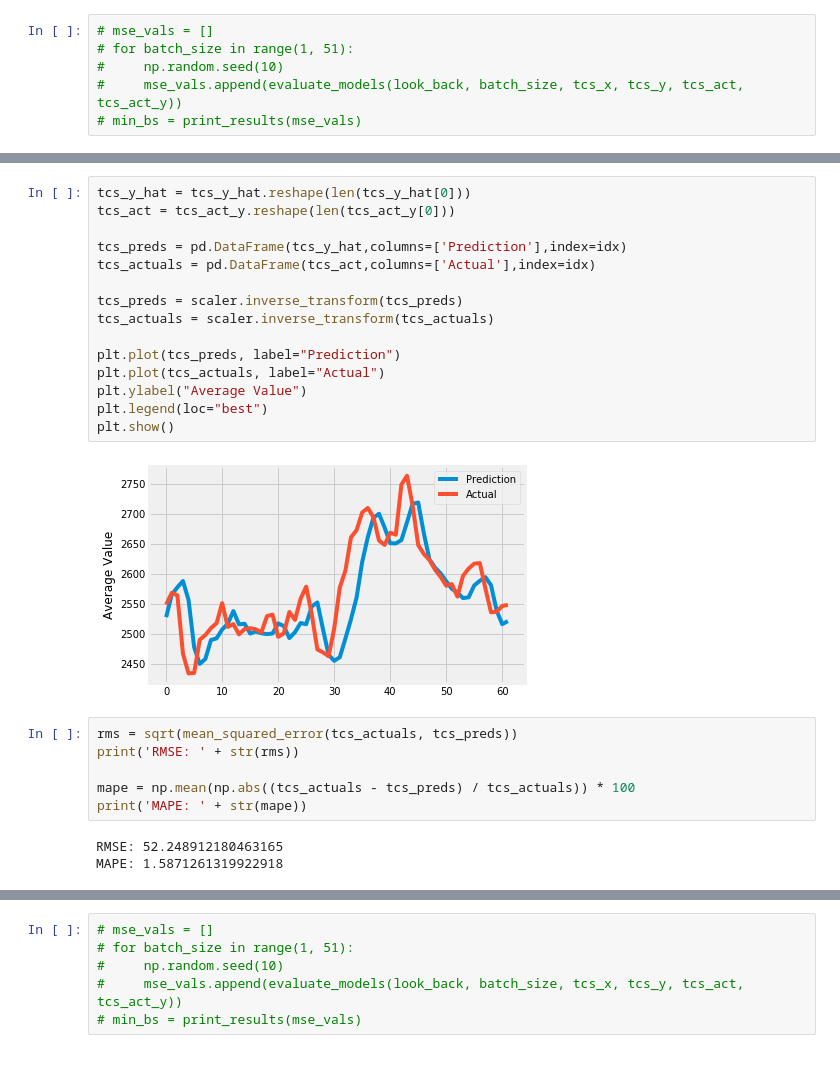
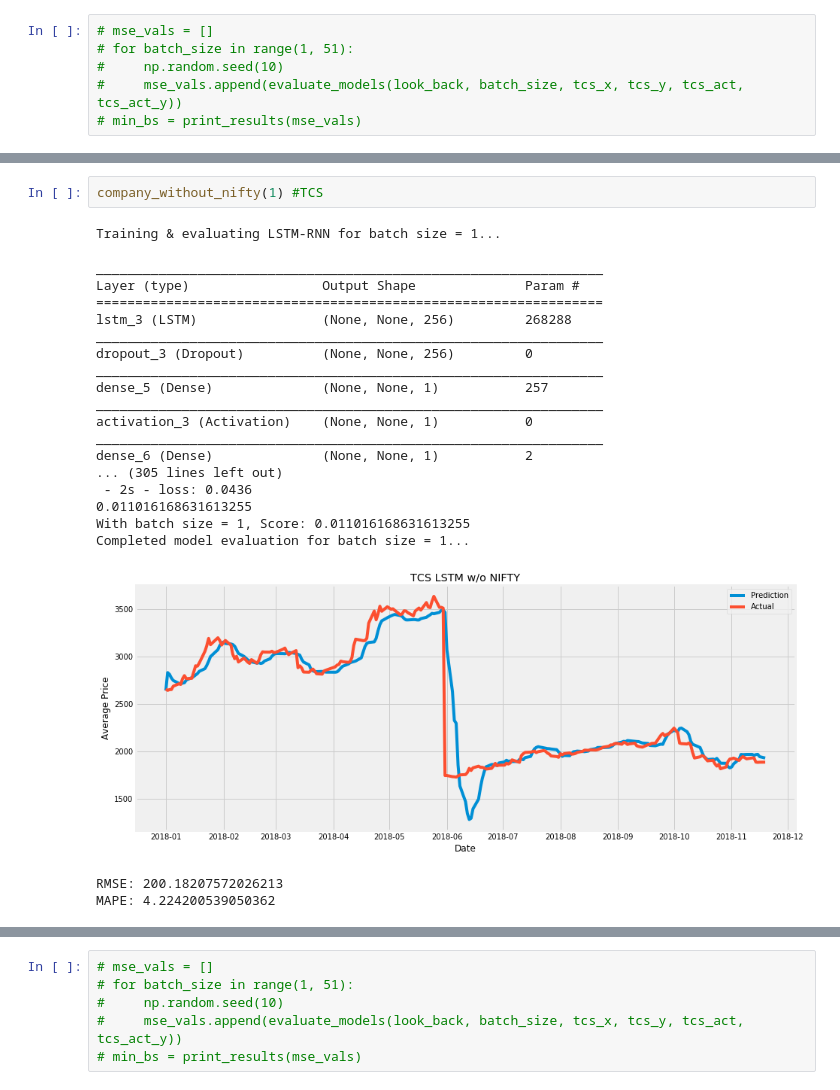
Before and after one commit to ReetBarik/Machine-Learning-Project, a Jupyter notebook: ipython notebooks/Mutivariate-LSTM.ipynb, the cells around one changed output, grey strips where cells are left out. Saved outputs shown, nothing was run; the diff lists cells and outputs as text; blank space fills up the shorter version.

```diff
--- a/ipython notebooks/Mutivariate-LSTM.ipynb
+++ b/ipython notebooks/Mutivariate-LSTM.ipynb
@@ -248,26 +282,24 @@ Completed model evaluation for batch size = 35...
-# %%
-tcs_y_hat = tcs_y_hat.reshape(len(tcs_y_hat[0]))
-tcs_act = tcs_act_y.reshape(len(tcs_act_y[0]))
-
-tcs_preds = pd.DataFrame(tcs_y_hat,columns=['Prediction'],index=idx)
-tcs_actuals = pd.DataFrame(tcs_act,columns=['Actual'],index=idx)
-
-tcs_preds = scaler.inverse_transform(tcs_preds)
-tcs_actuals = scaler.inverse_transform(tcs_actuals)
-
-plt.plot(tcs_preds, label="Prediction")
-plt.plot(tcs_actuals, label="Actual")
-plt.ylabel("Average Value")
-plt.legend(loc="best")
-plt.show()
-# %% [output]
-[figure, removed]
-# %%
-rms = sqrt(mean_squared_error(tcs_actuals, tcs_preds))
-print('RMSE: ' + str(rms))
-
-mape = np.mean(np.abs((tcs_actuals - tcs_preds) / tcs_actuals)) * 100
-print('MAPE: ' + str(mape))
-# %% [output]
-RMSE: 52.248912180463165
-MAPE: 1.5871261319922918
+# %%
+company_without_nifty(1) #TCS
+# %% [output]
+Training & evaluating LSTM-RNN for batch size = 1...
+_________________________________________________________________
+Layer (type)                 Output Shape              Param #
+=================================================================
+lstm_3 (LSTM)                (None, None, 256)         268288
+_________________________________________________________________
+dropout_3 (Dropout)          (None, None, 256)         0
+_________________________________________________________________
+dense_5 (Dense)              (None, None, 1)           257
+_________________________________________________________________
+activation_3 (Activation)    (None, None, 1)           0
+_________________________________________________________________
+dense_6 (Dense)              (None, None, 1)           2
+... (305 lines left out)
+ - 2s - loss: 0.0436
+0.011016168631613255
+With batch size = 1, Score: 0.011016168631613255
+Completed model evaluation for batch size = 1...
+[figure, added]
+RMSE: 200.18207572026213
+MAPE: 4.224200539050362
```
Also changed, not shown: parts of 20 cells of this notebook, 1 other file.
